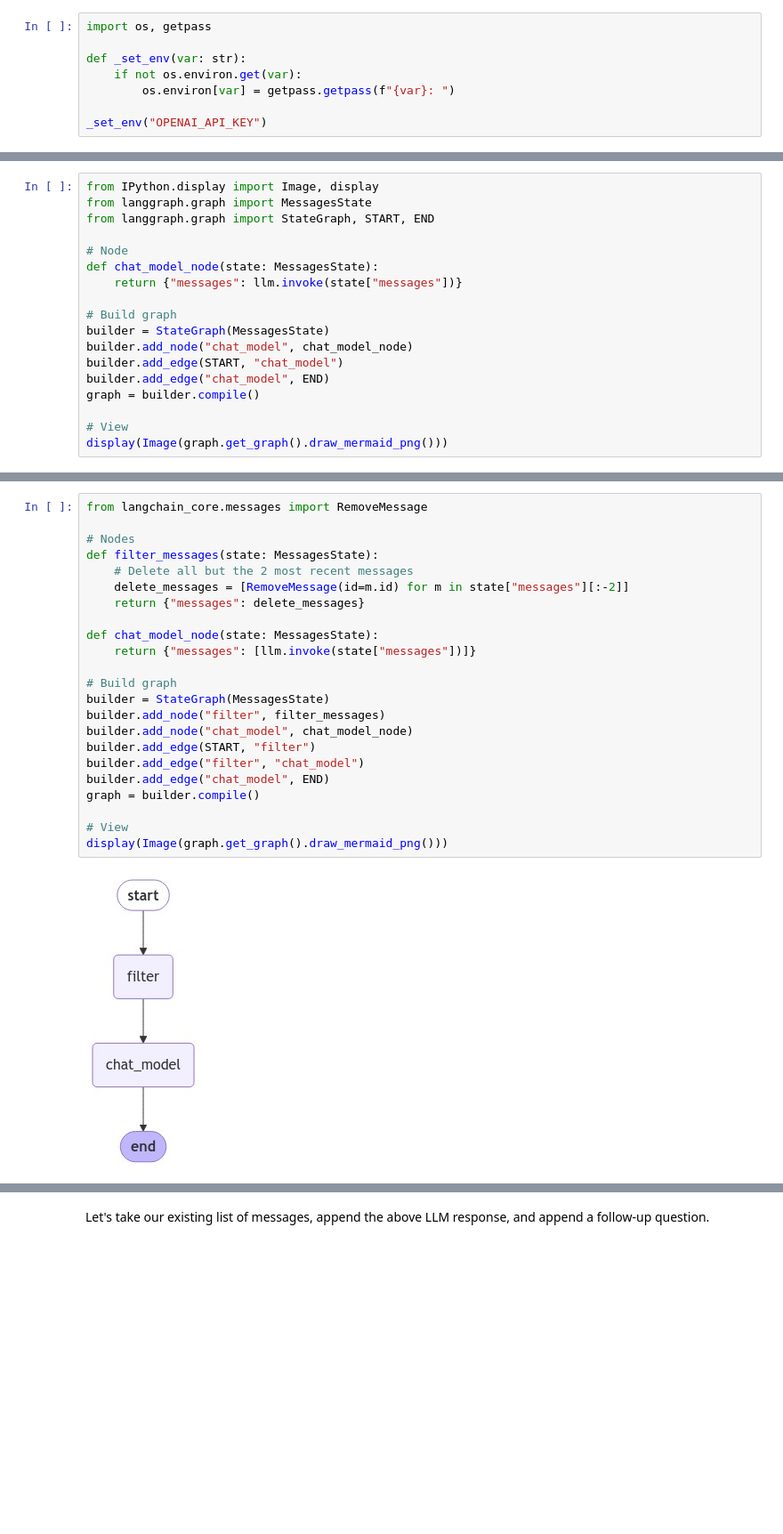
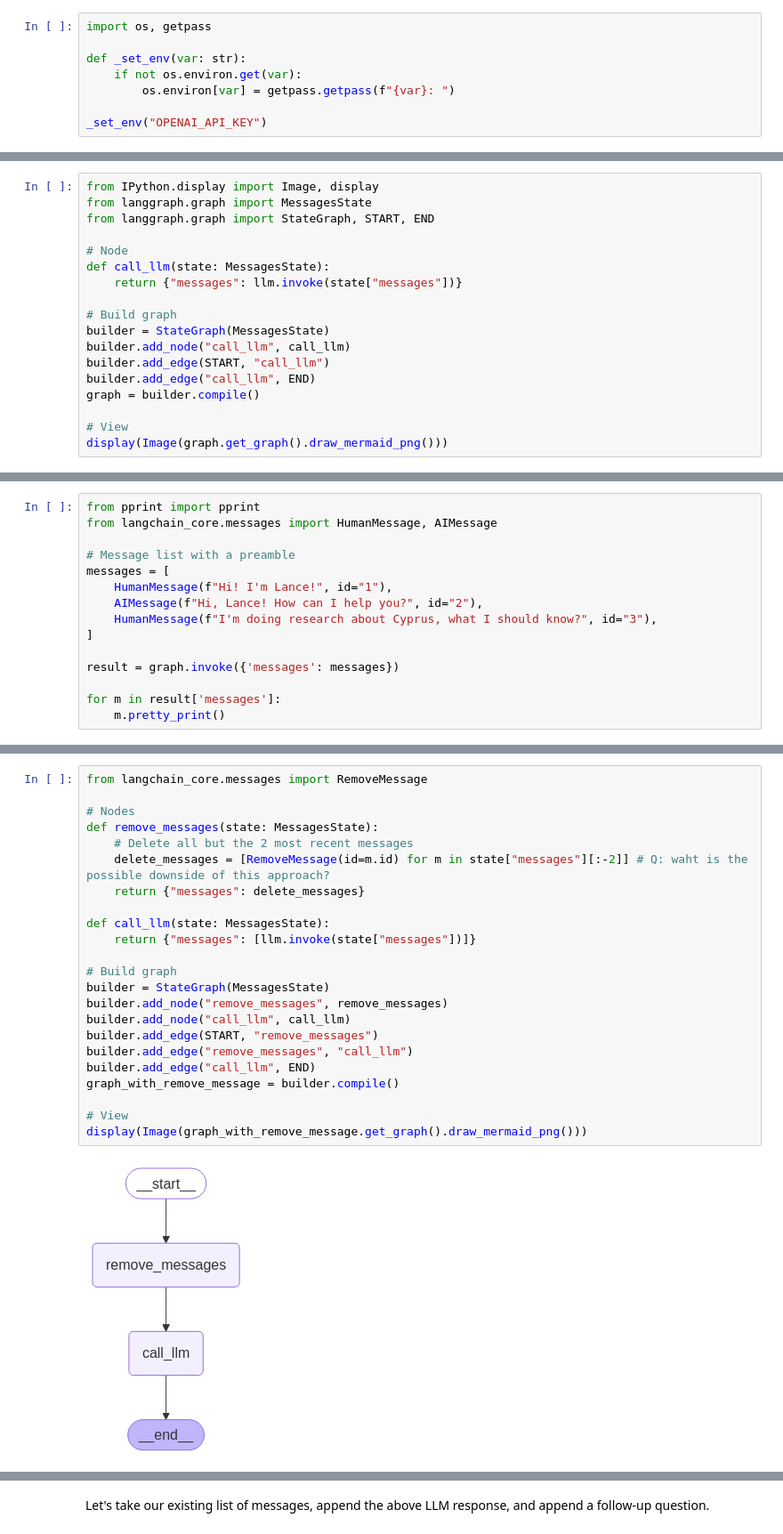
Before and after one commit to SlinkoIgor/Agents101, a Jupyter notebook: module_2/1-trim-filter-messages.ipynb, the cells around one changed output, grey strips where cells are left out. Shown: that part at 89% size. Saved outputs shown, nothing was run; the diff lists cells and outputs as text; blank space fills up the shorter version.

```diff
--- a/module_2/1-trim-filter-messages.ipynb
+++ b/module_2/1-trim-filter-messages.ipynb
@@ -56,14 +101,14 @@ from langgraph.graph import MessagesState
 from langgraph.graph import StateGraph, START, END
 
 # Node
-def chat_model_node(state: MessagesState):
+def call_llm(state: MessagesState):
     return {"messages": llm.invoke(state["messages"])}
 
 # Build graph
 builder = StateGraph(MessagesState)
-builder.add_node("chat_model", chat_model_node)
-builder.add_edge(START, "chat_model")
-builder.add_edge("chat_model", END)
+builder.add_node("call_llm", call_llm)
+builder.add_edge(START, "call_llm")
+builder.add_edge("call_llm", END)
 graph = builder.compile()
 
 # View
@@ -94,0 +118,15 @@ Each of these ocean mammals has unique adaptations and behaviors that make them
+# %%
+from pprint import pprint
+from langchain_core.messages import HumanMessage, AIMessage
+
+# Message list with a preamble
+messages = [
+    HumanMessage(f"Hi! I'm Lance!", id="1"),
+    AIMessage(f"Hi, Lance! How can I help you?", id="2"),
+    HumanMessage(f"I'm doing research about Cyprus, what I should know?", id="3"),
+]
+
+result = graph.invoke({'messages': messages})
+
+for m in result['messages']:
+    m.pretty_print()
@@ -105,26 +157,26 @@ First, recall the trick we saw using `RemoveMessage` and the `add_messages` redu
 # %%
 from langchain_core.messages import RemoveMessage
 
 # Nodes
-def filter_messages(state: MessagesState):
+def remove_messages(state: MessagesState):
     # Delete all but the 2 most recent messages
-    delete_messages = [RemoveMessage(id=m.id) for m in state["messages"][:-2]]
+    delete_messages = [RemoveMessage(id=m.id) for m in state["messages"][:-2]] # Q: waht is the possible downside of this approach?
     return {"messages": delete_messages}
 
-def chat_model_node(state: MessagesState):
+def call_llm(state: MessagesState):
     return {"messages": [llm.invoke(state["messages"])]}
 
 # Build graph
 builder = StateGraph(MessagesState)
-builder.add_node("filter", filter_messages)
-builder.add_node("chat_model", chat_model_node)
-builder.add_edge(START, "filter")
-builder.add_edge("filter", "chat_model")
-builder.add_edge("chat_model", END)
-graph = builder.compile()
+builder.add_node("remove_messages", remove_messages)
+builder.add_node("call_llm", call_llm)
+builder.add_edge(START, "remove_messages")
+builder.add_edge("remove_messages", "call_llm")
+builder.add_edge("call_llm", END)
+graph_with_remove_message = builder.compile()
 
 # View
-display(Image(graph.get_graph().draw_mermaid_png()))
+display(Image(graph_with_remove_message.get_graph().draw_mermaid_png()))
 # %% [output]
-[figure, old version]
+[figure, new version]
 # %%
```
Also changed, not shown: parts of 34 cells of this notebook.
